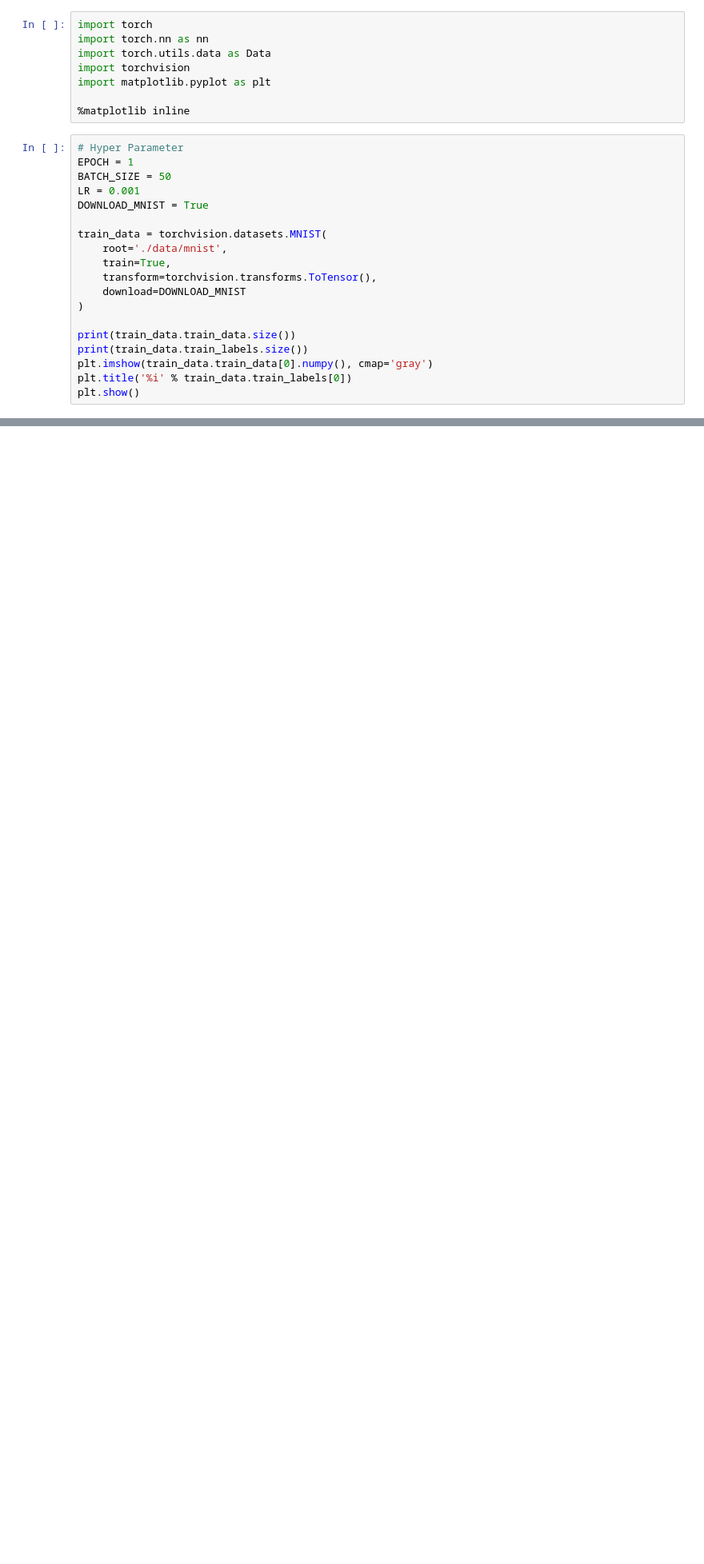
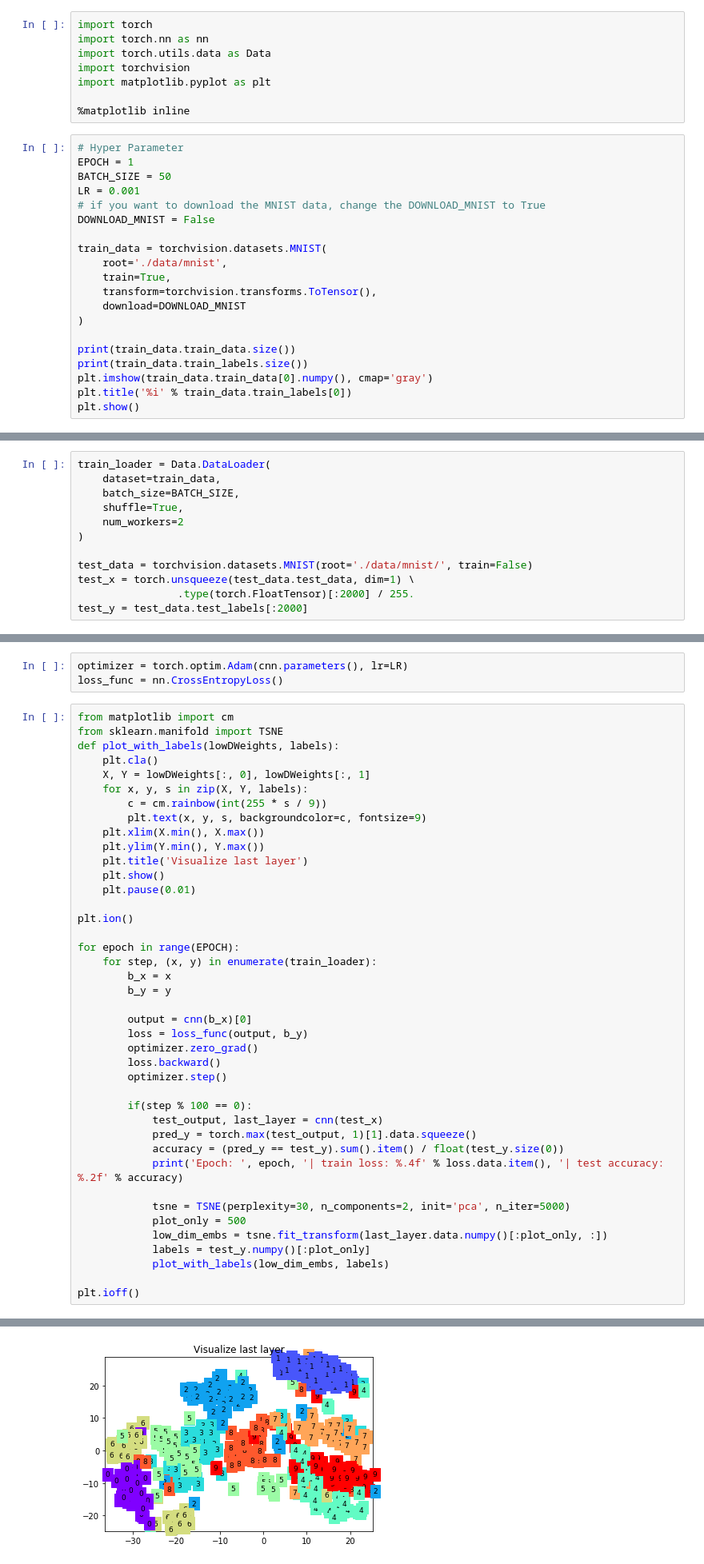
Before and after one commit to esdream/PyTorch-tutorial, a Jupyter notebook: Convolutional_Neural_Network.ipynb, the cells around one changed output, grey strips where cells are left out. Shown: that part at 80% size. Saved outputs shown, nothing was run; the diff lists cells and outputs as text; blank space fills up the shorter version.

```diff
--- a/Convolutional_Neural_Network.ipynb
+++ b/Convolutional_Neural_Network.ipynb
@@ -11,7 +11,8 @@ import matplotlib.pyplot as plt
 EPOCH = 1
 BATCH_SIZE = 50
 LR = 0.001
-DOWNLOAD_MNIST = True
+# if you want to download the MNIST data, change the DOWNLOAD_MNIST to True
+DOWNLOAD_MNIST = False
 
 train_data = torchvision.datasets.MNIST(
     root='./data/mnist',
@@ -35,3 +30,15 @@ Done!
 torch.Size([60000, 28, 28])
 torch.Size([60000])
 [figure]
+# %%
+train_loader = Data.DataLoader(
+    dataset=train_data,
+    batch_size=BATCH_SIZE,
+    shuffle=True,
+    num_workers=2
+)
+
+test_data = torchvision.datasets.MNIST(root='./data/mnist/', train=False)
+test_x = torch.unsqueeze(test_data.test_data, dim=1) \
+                .type(torch.FloatTensor)[:2000] / 255.
+test_y = test_data.test_labels[:2000]
@@ -37,0 +99,45 @@ torch.Size([60000])
+# %%
+optimizer = torch.optim.Adam(cnn.parameters(), lr=LR)
+loss_func = nn.CrossEntropyLoss()
+# %%
+from matplotlib import cm
+from sklearn.manifold import TSNE
+def plot_with_labels(lowDWeights, labels):
+    plt.cla()
+    X, Y = lowDWeights[:, 0], lowDWeights[:, 1]
+    for x, y, s in zip(X, Y, labels):
+        c = cm.rainbow(int(255 * s / 9))
+        plt.text(x, y, s, backgroundcolor=c, fontsize=9)
+    plt.xlim(X.min(), X.max())
+    plt.ylim(Y.min(), Y.max())
+    plt.title('Visualize last layer')
+    plt.show()
+    plt.pause(0.01)
+
+plt.ion()
+
+for epoch in range(EPOCH):
+    for step, (x, y) in enumerate(train_loader):
+        b_x = x
+        b_y = y
+
+        output = cnn(b_x)[0]
+        loss = loss_func(output, b_y)
+        optimizer.zero_grad()
+        loss.backward()
+        optimizer.step()
+
+        if(step % 100 == 0):
+            test_output, last_layer = cnn(test_x)
+            pred_y = torch.max(test_output, 1)[1].data.squeeze()
+            accuracy = (pred_y == test_y).sum().item() / float(test_y.size(0))
+            print('Epoch: ', epoch, '| train loss: %.4f' % loss.data.item(), '| test accuracy: %.2f' % accuracy)
+
+            tsne = TSNE(perplexity=30, n_components=2, init='pca', n_iter=5000)
+            plot_only = 500
+            low_dim_embs = tsne.fit_transform(last_layer.data.numpy()[:plot_only, :])
+            labels = test_y.numpy()[:plot_only]
+            plot_with_labels(low_dim_embs, labels)
+
+plt.ioff()
+# %% [output]
@@ -37,0 +145 @@ torch.Size([60000])
+[figure, added]
```
Also changed, not shown: parts of 4 cells of this notebook, 1 other file.
